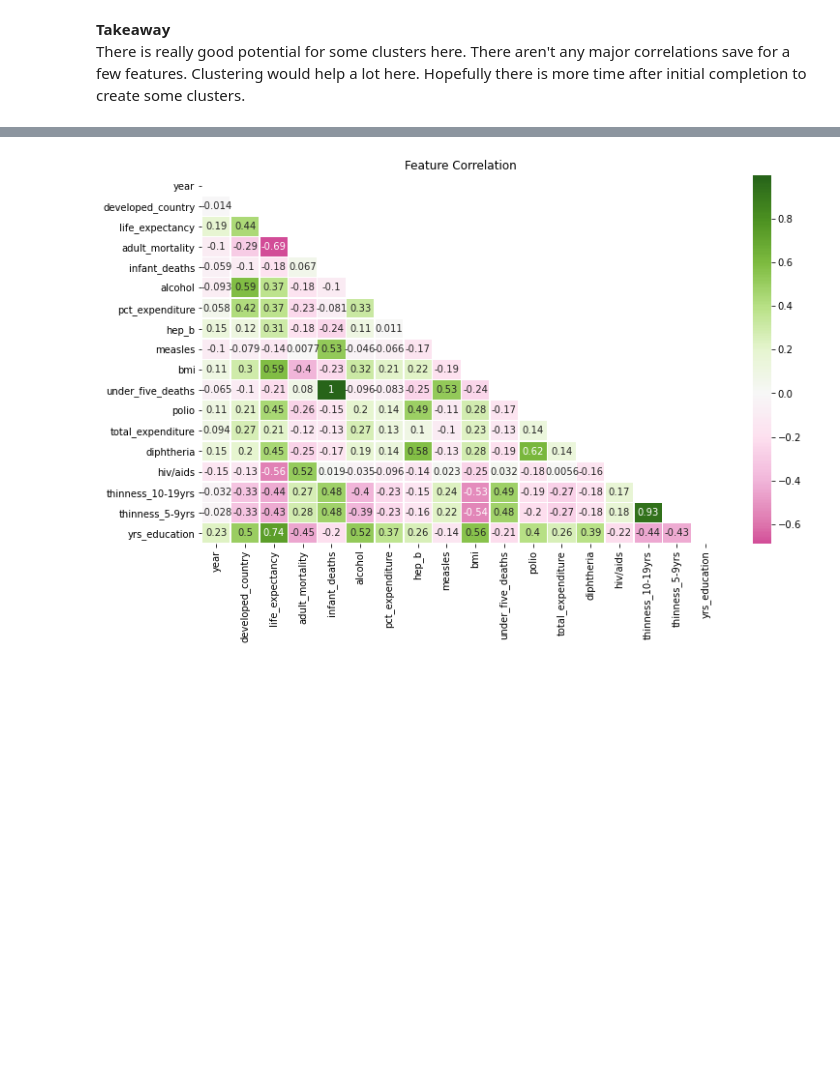
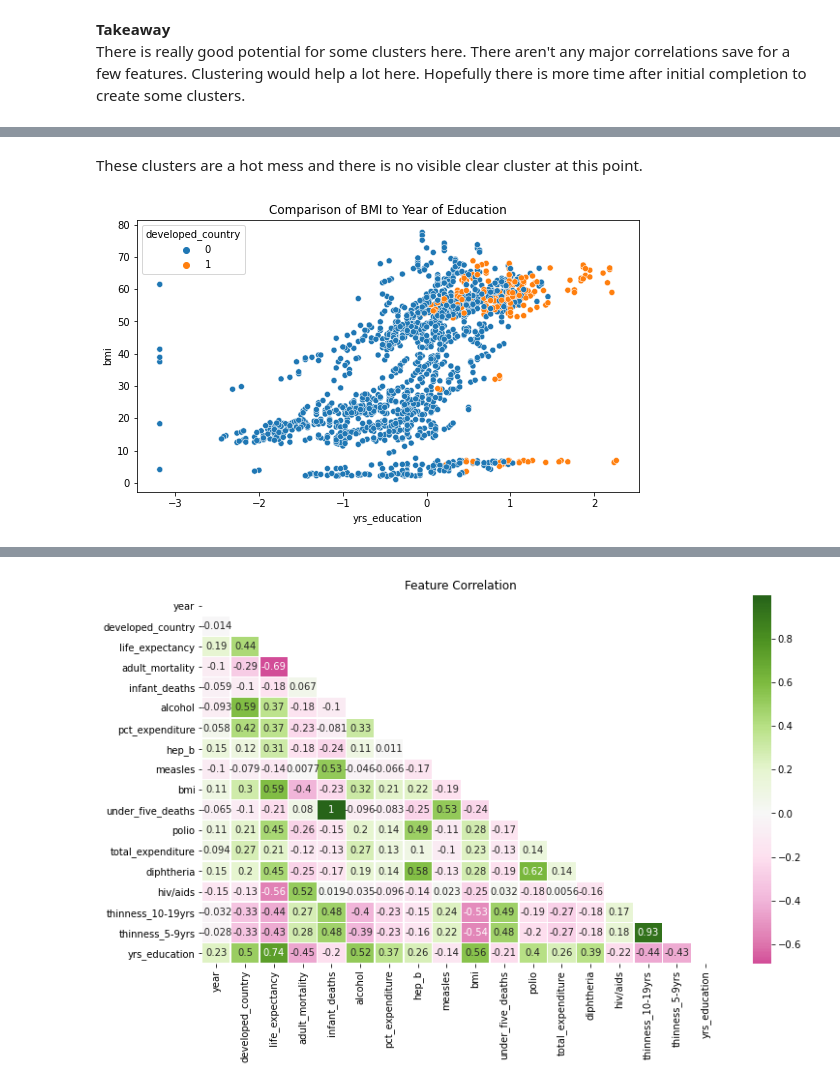
Before and after one commit to DesireeMcElroy/life-expectancy-project, a Jupyter notebook: life_expectancy.ipynb, the cells around one changed output, grey strips where cells are left out. Drawn from its saved outputs; the diff is of its cells as text; code cells hidden in the pictures; blank space fills up the shorter version.

```diff
--- a/life_expectancy.ipynb
+++ b/life_expectancy.ipynb
@@ -346,0 +373,9 @@ There is really good potential for some clusters here. There aren't any major co
+# %% [markdown]
+These clusters are a hot mess and there is no visible clear cluster at this point.
+# %%
+# anymore clustering possibilities?
+plt.figure(figsize=(9,5))
+sns.scatterplot(data=train_scaled, x='yrs_education', y='bmi', hue='developed_country')
+plt.title('Comparison of BMI to Year of Education');
+# %% [output]
+[figure, added]
```
Also changed, not shown: parts of 31 cells of this notebook.
